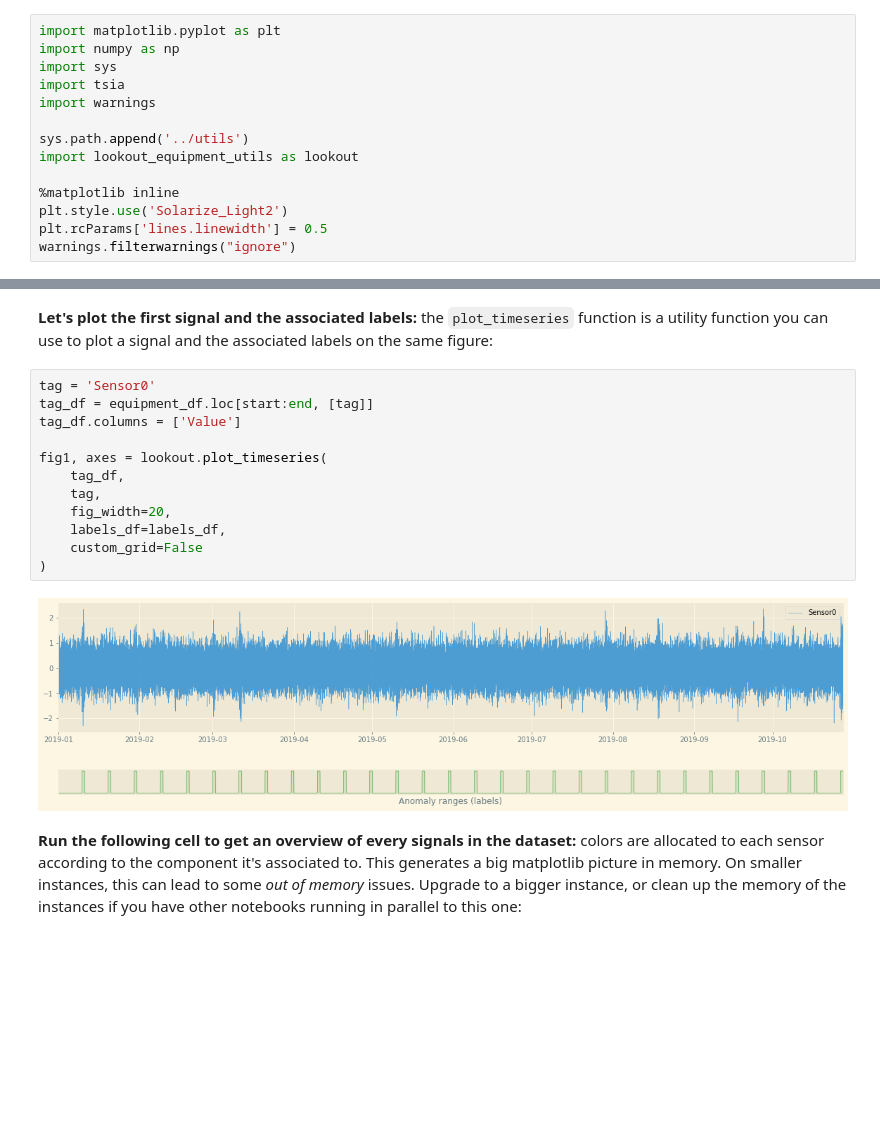
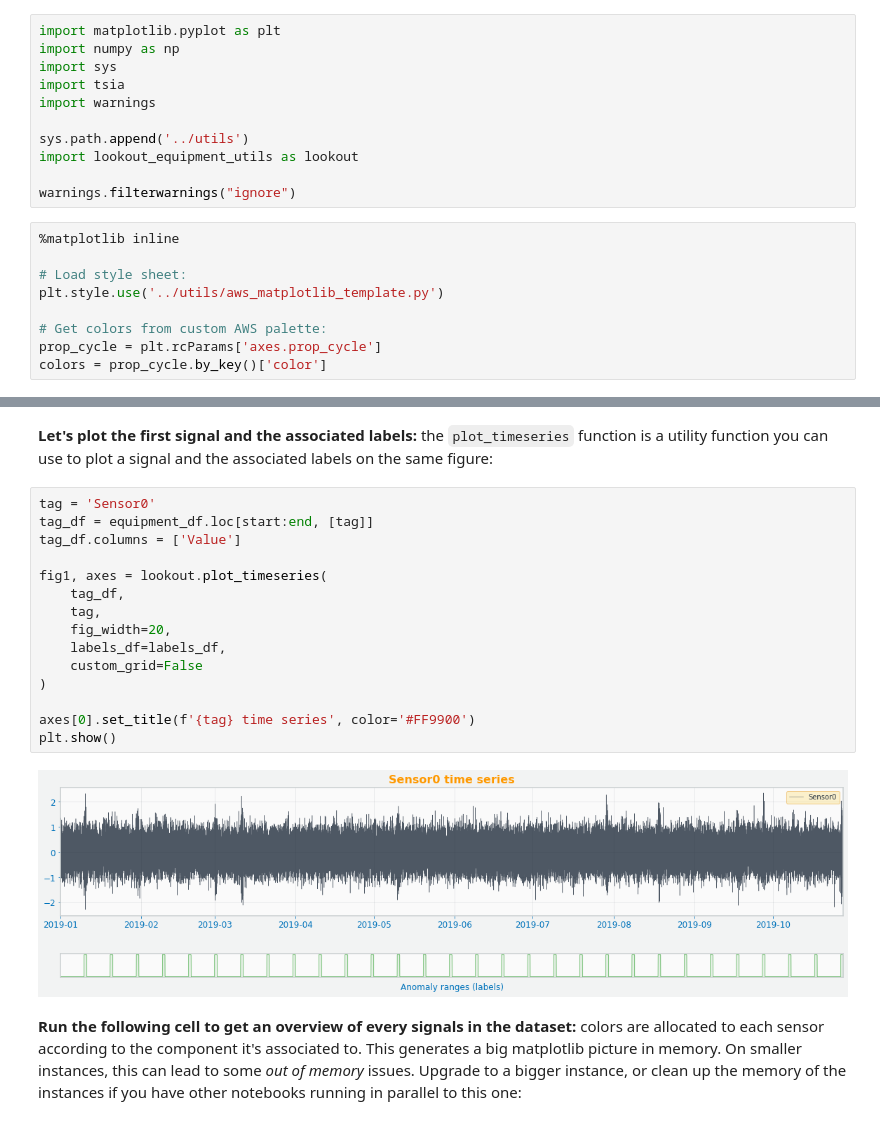
Before and after one commit to aws-samples/amazon-lookout-for-equipment, a Jupyter notebook: getting_started/completed-notebooks/1_data_preparation.ipynb, the cells around one changed output, grey strips where cells are left out. Drawn from its saved outputs; the diff is of its cells as text; blank space fills up the shorter version.

```diff
--- a/getting_started/completed-notebooks/1_data_preparation.ipynb
+++ b/getting_started/completed-notebooks/1_data_preparation.ipynb
@@ -283,10 +265,16 @@ import warnings
 sys.path.append('../utils')
 import lookout_equipment_utils as lookout
 
-%matplotlib inline
-plt.style.use('Solarize_Light2')
-plt.rcParams['lines.linewidth'] = 0.5
 warnings.filterwarnings("ignore")
+# %%
+%matplotlib inline
+
+# Load style sheet:
+plt.style.use('../utils/aws_matplotlib_template.py')
+
+# Get colors from custom AWS palette:
+prop_cycle = plt.rcParams['axes.prop_cycle']
+colors = prop_cycle.by_key()['color']
 # %%
 start = equipment_df.index.min()
 end = equipment_df.index.max()
@@ -299,17 +287,20 @@ print(start, '|', end)
 # %%
 tag = 'Sensor0'
 tag_df = equipment_df.loc[start:end, [tag]]
 tag_df.columns = ['Value']
 
 fig1, axes = lookout.plot_timeseries(
     tag_df,
     tag,
     fig_width=20,
     labels_df=labels_df,
     custom_grid=False
 )
+
+axes[0].set_title(f'{tag} time series', color='#FF9900')
+plt.show()
 # %% [output]
-[figure, old version]
+[figure, new version]
 # %% [markdown]
 **Run the following cell to get an overview of every signals in the dataset:** colors are allocated to each sensor according to the component it's associated to. This generates a big matplotlib picture in memory. On smaller instances, this can lead to some *out of memory* issues. Upgrade to a bigger instance, or clean up the memory of the instances if you have other notebooks running in parallel to this one:
 # %%
```
Also changed, not shown: parts of 10 cells of this notebook, 18 other files.
